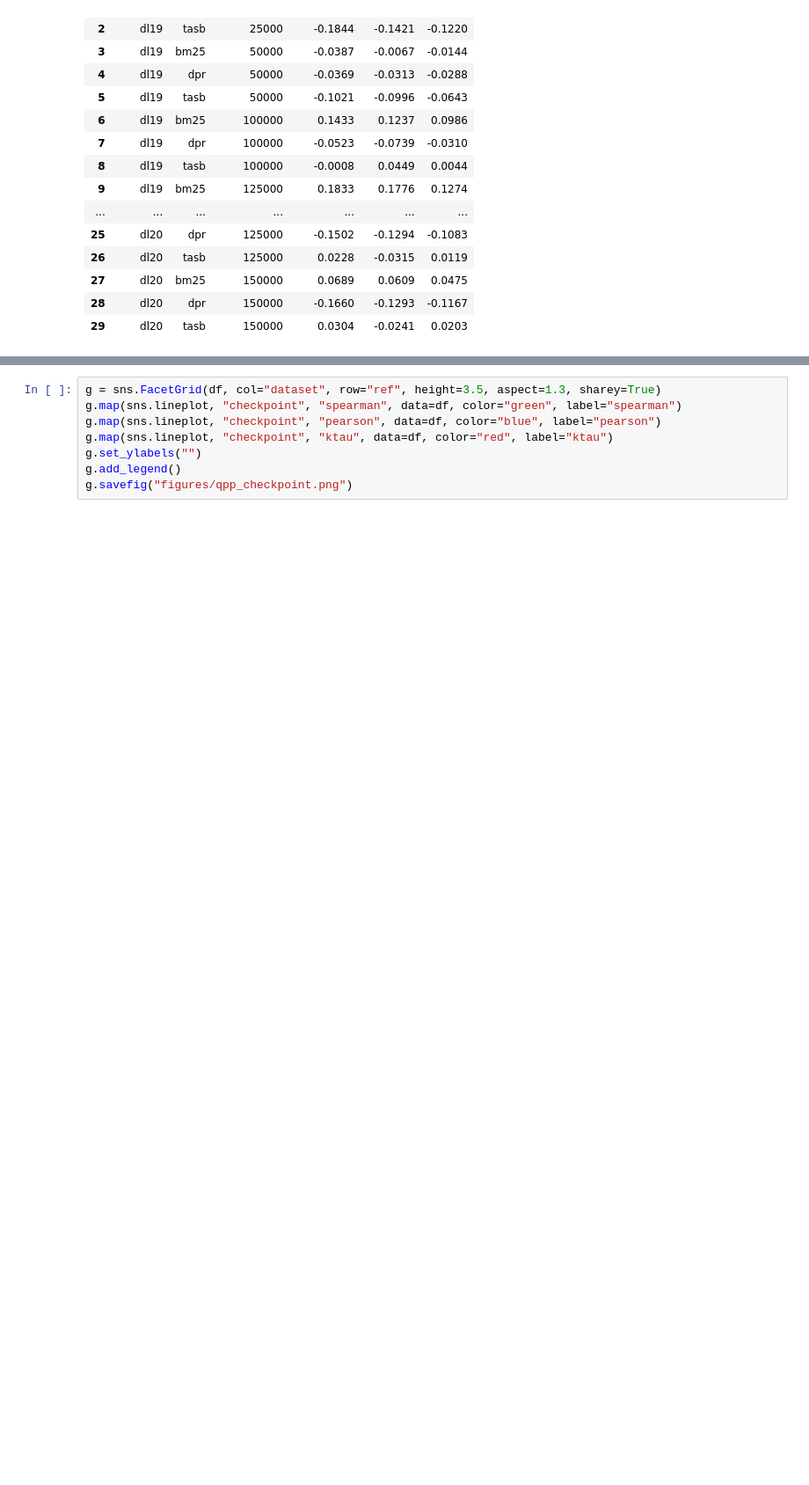
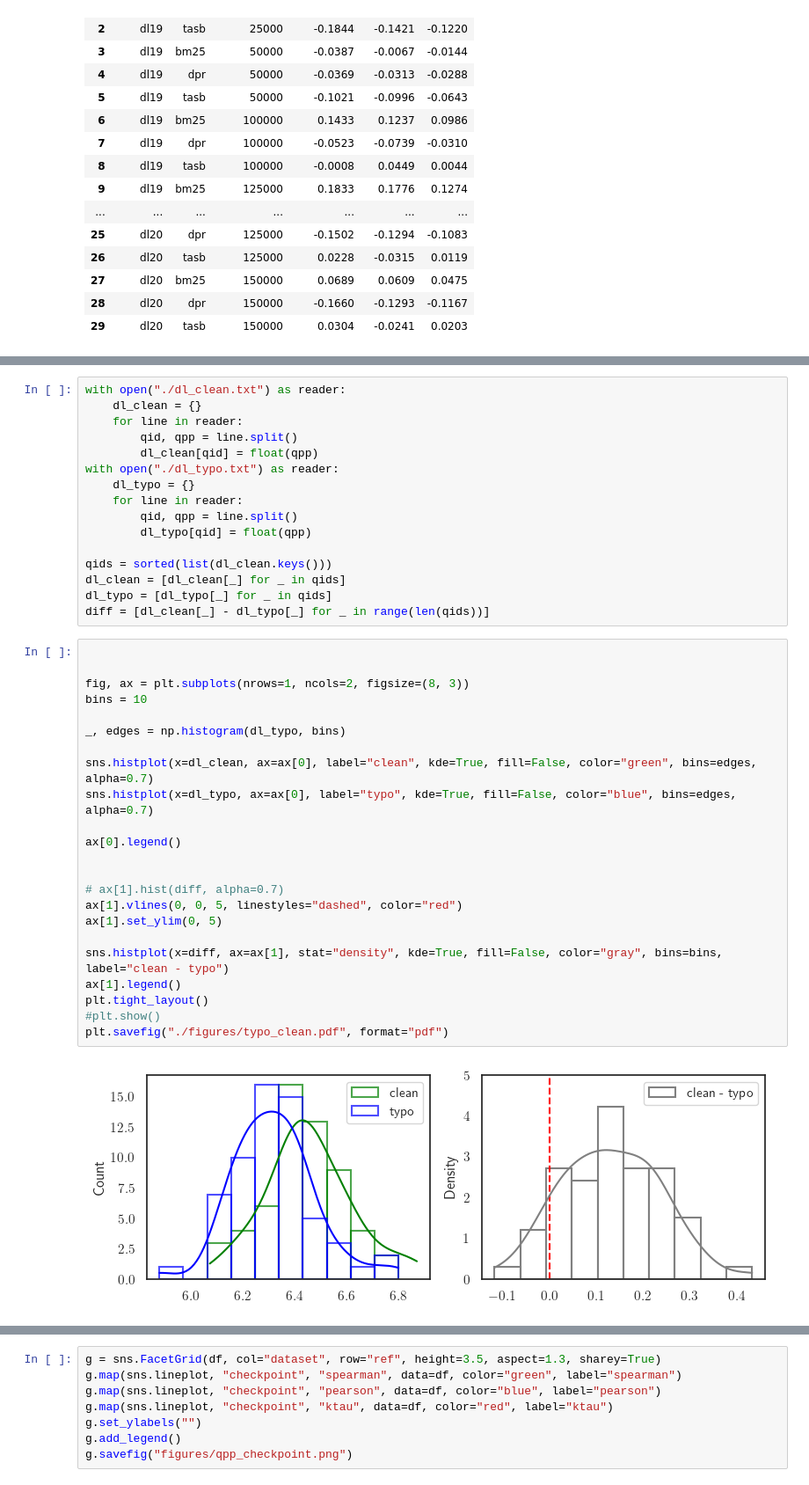
Before and after one commit to samarthbhargav/multivariate_ir, a Jupyter notebook: notebooks/gather_results.ipynb, the cells around one changed output, grey strips where cells are left out. Shown at 88% size. Drawn from its saved outputs; the diff is of its cells as text; blank space fills up the shorter version.

```diff
--- a/notebooks/gather_results.ipynb
+++ b/notebooks/gather_results.ipynb
@@ -309,0 +676,41 @@ df
+# %%
+with open("./dl_clean.txt") as reader:
+    dl_clean = {}
+    for line in reader:
+        qid, qpp = line.split()
+        dl_clean[qid] = float(qpp)
+with open("./dl_typo.txt") as reader:
+    dl_typo = {}
+    for line in reader:
+        qid, qpp = line.split()
+        dl_typo[qid] = float(qpp)
+
+qids = sorted(list(dl_clean.keys()))
+dl_clean = [dl_clean[_] for _ in qids]
+dl_typo = [dl_typo[_] for _ in qids]
+diff = [dl_clean[_] - dl_typo[_] for _ in range(len(qids))]
+# %%
+
+
+fig, ax = plt.subplots(nrows=1, ncols=2, figsize=(8, 3))
+bins = 10
+
+_, edges = np.histogram(dl_typo, bins)
+
+sns.histplot(x=dl_clean, ax=ax[0], label="clean", kde=True, fill=False, color="green", bins=edges, alpha=0.7)
+sns.histplot(x=dl_typo, ax=ax[0], label="typo", kde=True, fill=False, color="blue", bins=edges, alpha=0.7)
+
+ax[0].legend()
+
+
+# ax[1].hist(diff, alpha=0.7)
+ax[1].vlines(0, 0, 5, linestyles="dashed", color="red")
+ax[1].set_ylim(0, 5)
+
+sns.histplot(x=diff, ax=ax[1], stat="density", kde=True, fill=False, color="gray", bins=bins, label="clean - typo")
+ax[1].legend()
+plt.tight_layout()
+#plt.show()
+plt.savefig("./figures/typo_clean.pdf", format="pdf")
+# %% [output]
+[figure, added]
```
Also changed, not shown: parts of 38 cells of this notebook, 2 other files.
